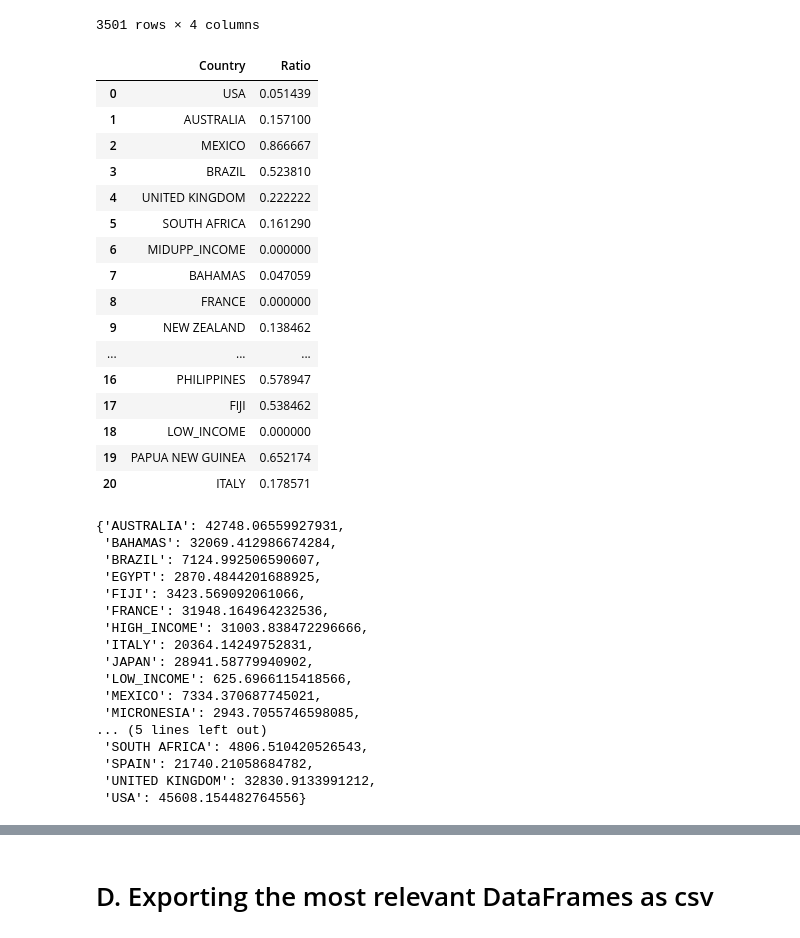
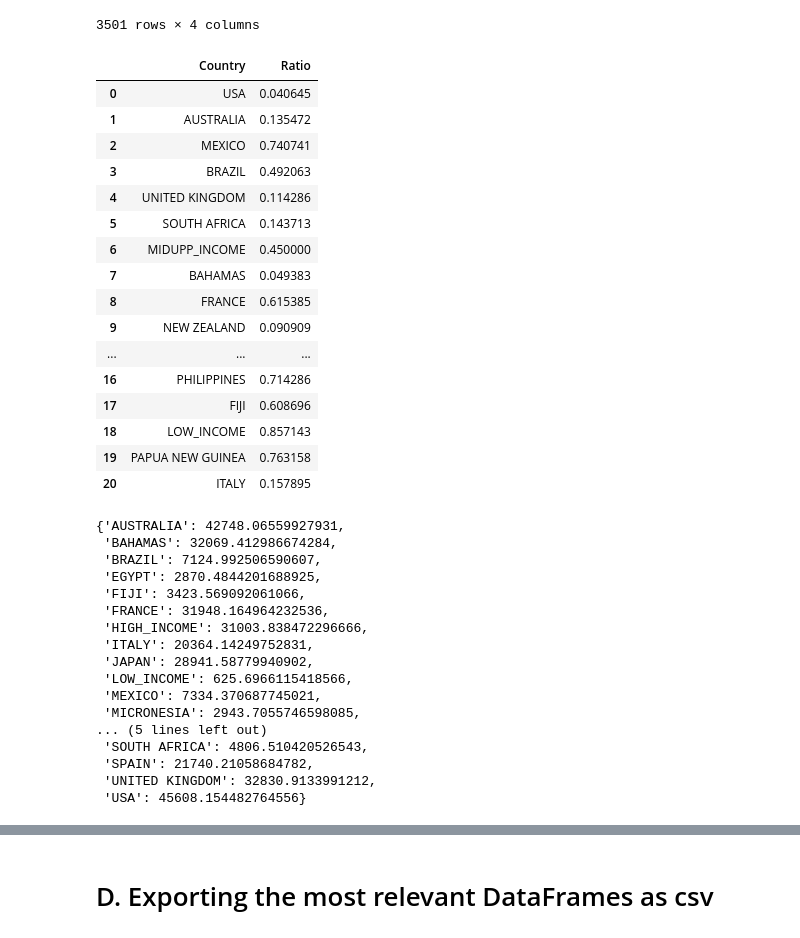
Before and after one commit to DiSanchz/data-cleaning-pandas, a Jupyter notebook: clean.ipynb, the cells around one changed output, grey strips where cells are left out. Cells and saved outputs as stored; diff of their text form; code cells hidden in the pictures.

```diff
--- a/clean.ipynb
+++ b/clean.ipynb
@@ -923,46 +925,43 @@ b_list = list(attacks_1_4_3_gdp3["Country"].unique())
 # %%
 #from our latest dataframe we will create a new one that groups countries by their mortality rate in shark attacks.
 #then we will add to such dataframe a new column that acccounts for mean income during the period in order to be
 #able to create a scatterplot with our two variables of interest (gdp per capita & mortality in attacks).
 #Other minor changes are applied, like index reset and and renaming and columns.
 #Finally a new name is given to the new modified versionof the df
 
-GDP_dict = index_b_count(attacks_1_4_1, b_list, "Fatal (Y/N)", "Country" )
+GDP_dict = index_b_count(attacks_1_4_3_gdp3, b_list, "Fatal (Y/N)", "Country" )
 GDP_df_1 = pd.DataFrame.from_dict(GDP_dict, orient="index")
 GDP_df_1.reset_index(level=0, inplace=True)
 GDP_df_1 = GDP_df_1.rename(columns={'index': 'Country', 0: 'Ratio'} )
 display(GDP_df_1)
 
 rentamedia_2 = dict(attacks_1_4_3_gdp3["gdp"].groupby(attacks_1_4_3_gdp3["Country"]).mean())
 display(rentamedia_2)
 
 
 for i in range(0,21):
         GDP_df_1.at[i,'gdp'] = rentamedia_2[GDP_df_1.at[i,'Country']]
 
 GDP_df_2 = GDP_df_1
 display(GDP_df_2)
-
-
-#sns.regplot(x= "gdp", y="Ratio" , data=GDP_df_2);
 # %% [output]
 |  | Country | Ratio |
-| 0 | USA | 0.051439 |
-| 1 | AUSTRALIA | 0.157100 |
-| 2 | MEXICO | 0.866667 |
-| 3 | BRAZIL | 0.523810 |
-| 4 | UNITED KINGDOM | 0.222222 |
-| 5 | SOUTH AFRICA | 0.161290 |
-| 6 | MIDUPP_INCOME | 0.000000 |
-| 7 | BAHAMAS | 0.047059 |
-| 8 | FRANCE | 0.000000 |
-| 9 | NEW ZEALAND | 0.138462 |
+| 0 | USA | 0.040645 |
+| 1 | AUSTRALIA | 0.135472 |
+| 2 | MEXICO | 0.740741 |
+| 3 | BRAZIL | 0.492063 |
+| 4 | UNITED KINGDOM | 0.114286 |
+| 5 | SOUTH AFRICA | 0.143713 |
+| 6 | MIDUPP_INCOME | 0.450000 |
+| 7 | BAHAMAS | 0.049383 |
+| 8 | FRANCE | 0.615385 |
+| 9 | NEW ZEALAND | 0.090909 |
 | ... | ... | ... |
-| 16 | PHILIPPINES | 0.578947 |
-| 17 | FIJI | 0.538462 |
-| 18 | LOW_INCOME | 0.000000 |
-| 19 | PAPUA NEW GUINEA | 0.652174 |
-| 20 | ITALY | 0.178571 |
+| 16 | PHILIPPINES | 0.714286 |
+| 17 | FIJI | 0.608696 |
+| 18 | LOW_INCOME | 0.857143 |
+| 19 | PAPUA NEW GUINEA | 0.763158 |
+| 20 | ITALY | 0.157895 |
 {'AUSTRALIA': 42748.06559927931,
  'BAHAMAS': 32069.412986674284,
  'BRAZIL': 7124.992506590607,
```
Also changed, not shown: parts of 11 cells of this notebook, 1 other file.
